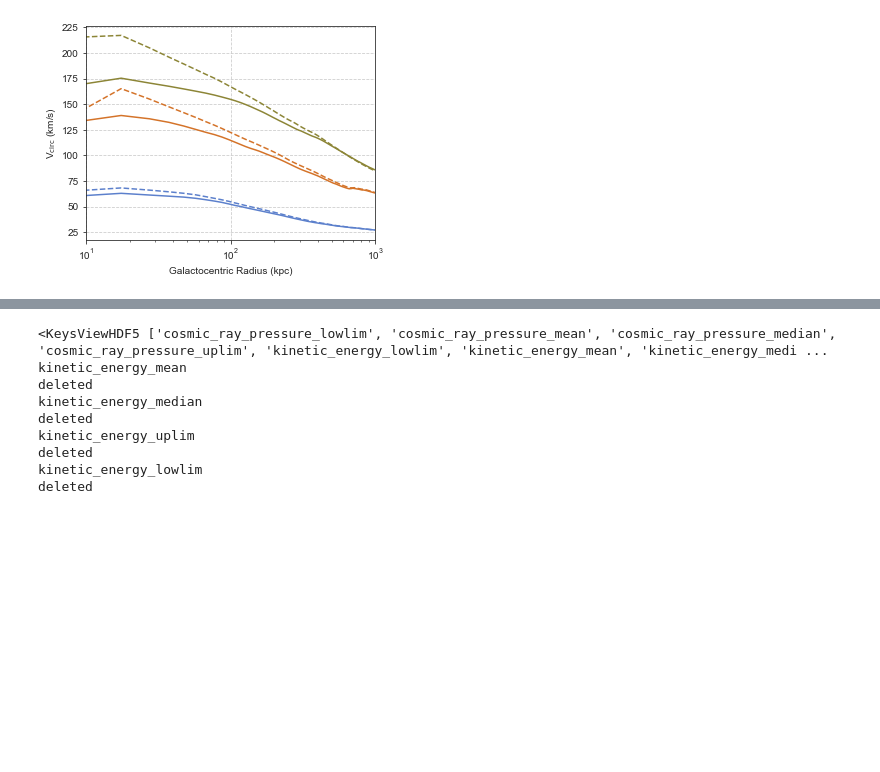
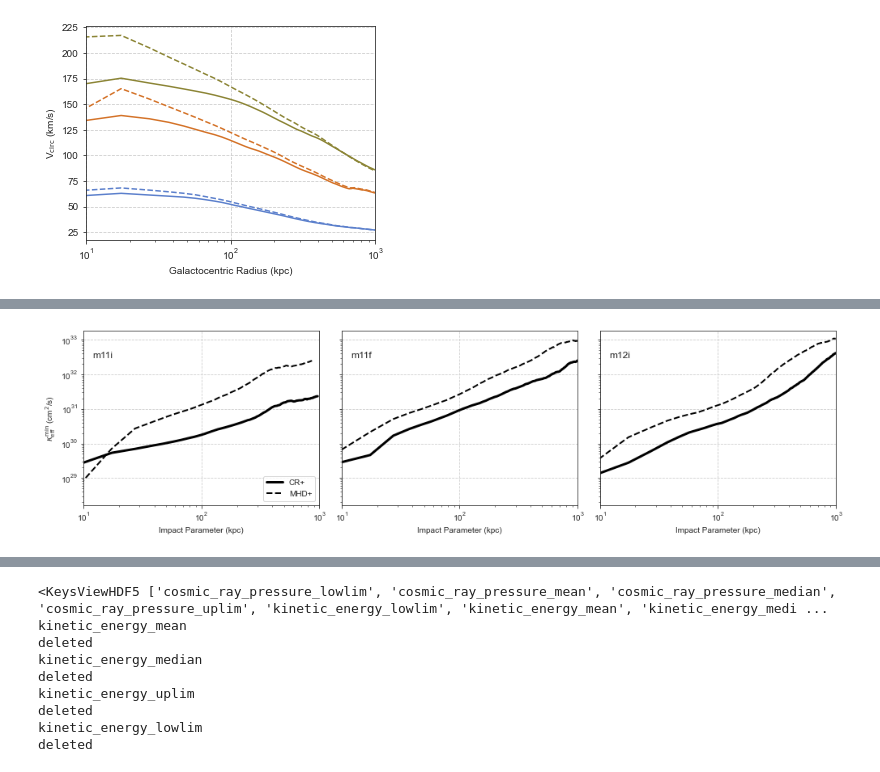
Before and after one commit to ibutsky/cr_diff_cgm, a Jupyter notebook: paper_plots.ipynb, the cells around one changed output, grey strips where cells are left out. Saved outputs shown, nothing was run; the diff lists cells and outputs as text; code cells hidden in the pictures; blank space fills up the shorter version.

```diff
--- a/paper_plots.ipynb
+++ b/paper_plots.ipynb
@@ -271,2 +189,0 @@ def cr_profile_test(model, impact_list = None, radius = 1000, save = True):
-# %%
-impact, crp_median_list, crp_mean_list, lowlim_list, uplim_list = cr_profile_test('m12i_cr')
@@ -288,4 +189,0 @@ yt : [INFO     ] 2022-07-12 16:23:43,069 max value is 6.60771e-21 at 29345.01771
-# %%
-impact = np.logspace(1, 3, 100)
-plt.loglog(impact, crp_median_list)
-plt.loglog(impact, crp_mean_list)
@@ -587,13 +189,0 @@ ds.derived_field_list
-# %%
-# calculating P_cr analytic profile
-model = 'm12i_cr'
-esn = YTQuantity(1e49, 'erg/Msun') # 10^51 erg / 100 Msun
-sfr_mean = YTQuantity(ph.estimate_sfr(model), 'Msun/yr') # units of Msun / yr
-edot_cr = 0.1 * esn * sfr_mean
-
-r = YTArray(np.logspace(1, 3, 100), 'kpc')
-kappa_eff = YTQuantity(1e29, 'cm**2/s')
-
-P_cr = (edot_cr / (12 * np.pi * kappa_eff * r)).in_units('eV / cm**3')
-print(P_cr)
-plt.loglog(r, P_cr)
@@ -619,0 +190,33 @@ plt.loglog(r, P_cr)
+# %%
+palette = [palettable.wesanderson.Mendl_4.mpl_colors[-1],
+           palettable.wesanderson.Margot2_4.mpl_colors[-1],
+           palettable.wesanderson.Moonrise1_5.mpl_colors[2]]
+
+model_list = ['m11i', 'm11f', 'm12i']
+#model_list = ['m12i', 'm11i', 'm11f']
+#model_list = ['m12i', 'm12f', 'm12m']
+
+fig, ax = plt.subplots(ncols = 3, nrows = 1, figsize = (14, 3.8), sharex = True, sharey = True)
+for i, model in enumerate(model_list):
+    impact, min_kappa = ph.get_min_diffusivity_estimate(model+'_cr')
+    ax[i].plot(impact, min_kappa, label = 'CR+', linewidth = 3, color = 'black')
+
+    impact, min_kappa = ph.get_min_diffusivity_estimate(model)
+    ax[i].plot(impact, min_kappa, label = 'MHD+', color = 'black', linewidth = 2, linestyle = 'dashed')
+
+    ax[i].text(12, 3e32, model, fontsize = 12)
+    ax[i].set_xlabel('Impact Parameter (kpc)')
+
+
+
+
+ax[0].legend(loc = 4)
+ax[0].set_yscale('log')
+ax[0].set_xscale('log')
+ax[0].set_xlim(10, 1e3)
+ax[0].set_ylabel('$\\kappa_{\\rm eff}^{\\rm min}$ (cm$^{2}$/s)')
+fig.tight_layout()
+
+plt.savefig('plots/kmin_eff.png', dpi = 300)
+# %% [output]
+[figure, added]
```
Also changed, not shown: parts of 23 cells of this notebook, 2 other files.
